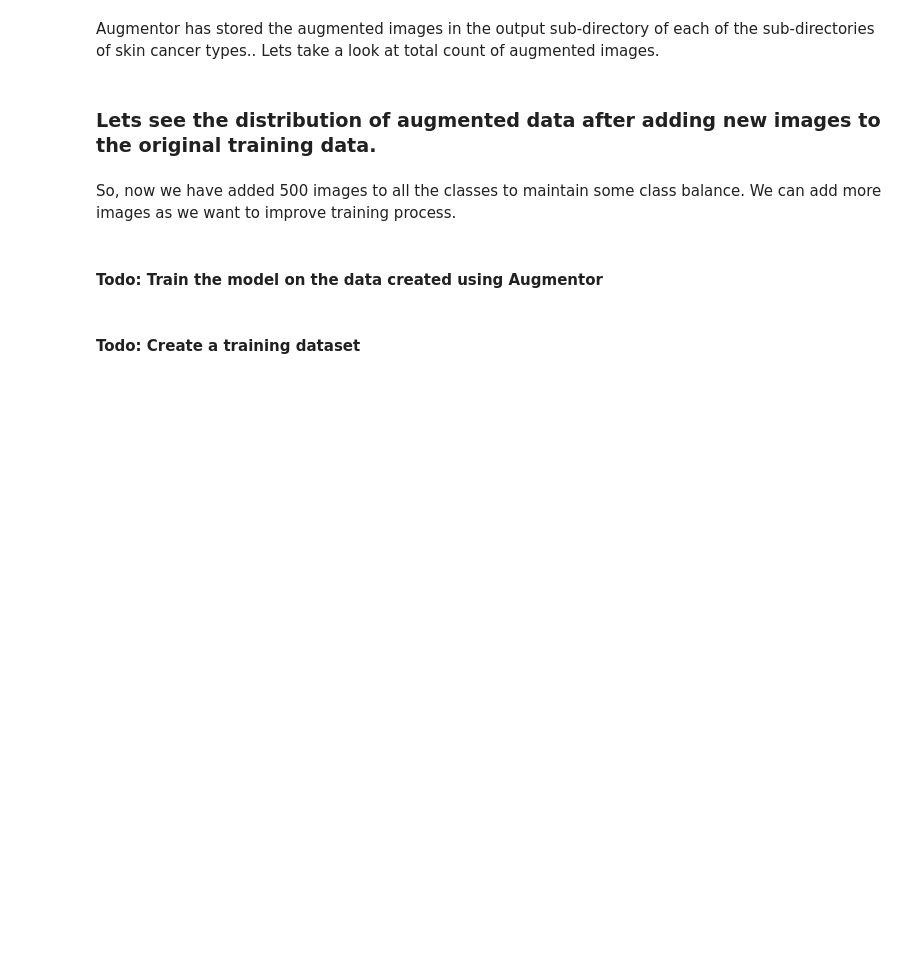
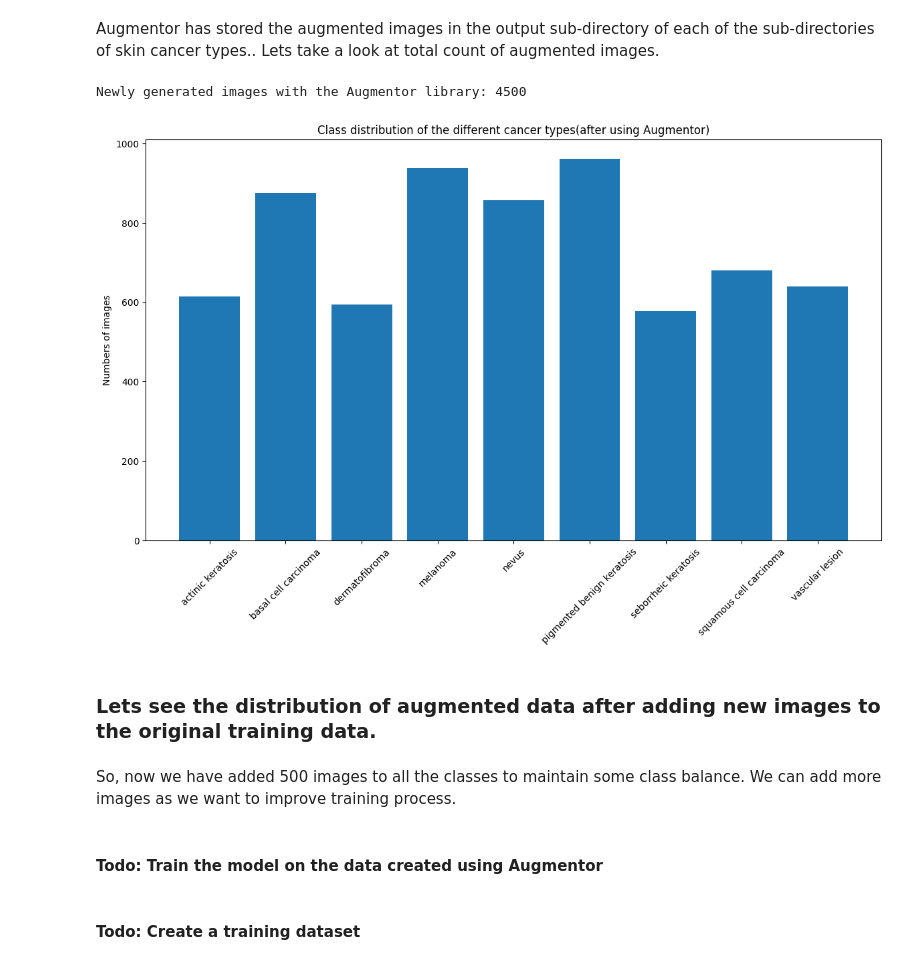
Before and after one commit to changshuren/Convolutional-Neural-Networks, a Jupyter notebook: Shu_Ren_Chang_nn_Skin_Cancer_v5.ipynb, the cells around one changed output. Cells and saved outputs as stored; diff of their text form; code cells hidden in the pictures; blank space fills up the shorter version.

```diff
--- a/Shu_Ren_Chang_nn_Skin_Cancer_v5.ipynb
+++ b/Shu_Ren_Chang_nn_Skin_Cancer_v5.ipynb
@@ -536,2 +650,5 @@ plot_cnn_metrics(history,epochs)
 # %%
 ## Your code goes here.
+# %%
+for i in range(len(class_names)):
+  print(class_names[i],' - ',len(list(data_dir_train.glob(class_names[i]+'/*.jpg'))))
@@ -557,3 +711,10 @@ for i in class_names:
     p = Augmentor.Pipeline(path_to_training_dataset + i)
     p.rotate(probability=0.7, max_left_rotation=10, max_right_rotation=10)
     p.sample(500) ## We are adding 500 samples per class to make sure that none of the classes are sparse.
+# %%
+path_to_training_dataset="/content/gdrive/MyDrive/CNN_assignment/Skin cancer ISIC The International Skin Imaging Collaboration/Train/"
+import Augmentor
+for i in class_names:
+    p = Augmentor.Pipeline(path_to_training_dataset + i)
+    p.rotate(probability=0.7, max_left_rotation=10, max_right_rotation=10)
+    p.sample(500) ## We are adding 500 samples per class to make sure that none of the classes are sparse.
@@ -562,6 +732,29 @@ Augmentor has stored the augmented images in the output sub-directory of each of
 # %%
 image_count_train = len(list(data_dir_train.glob('*/output/*.jpg')))
 print(image_count_train)
+# %%
+data_dir_train = pathlib.Path("/content/gdrive/MyDrive/CNN_assignment/Skin cancer ISIC The International Skin Imaging Collaboration/Train/")
+image_count_train = len(list(data_dir_train.glob('*/output/*.jpg')))
+print("Newly generated images with the Augmentor library:", image_count_train)
+# %% [output]
+Newly generated images with the Augmentor library: 4500
+# %%
+#ploted the distribution of the images to check if different kinds of cancer types are equally distributed
+fig = plt.figure(figsize=(11,6))
+ax = fig.add_axes([0,0,1,1])
+x=[]
+y=[]
+for i in range(len(class_names)):
+  x.append(class_names[i])
+  y.append(len(list(data_dir_train.glob(class_names[i]+'/*.jpg'))) + len(list(data_dir_train.glob(class_names[i]+'/output/*.jpg'))))
+
+ax.bar(x,y)
+ax.set_ylabel('Numbers of images')
+ax.set_title('Class distribution of the different cancer types(after using Augmentor)')
+plt.xticks(rotation=45)
+plt.show()
+# %% [output]
+[figure, added]
 # %% [markdown]
 ### Lets see the distribution of augmented data after adding new images to the original training data.
 # %%
```
Also changed, not shown: parts of 15 cells of this notebook.
